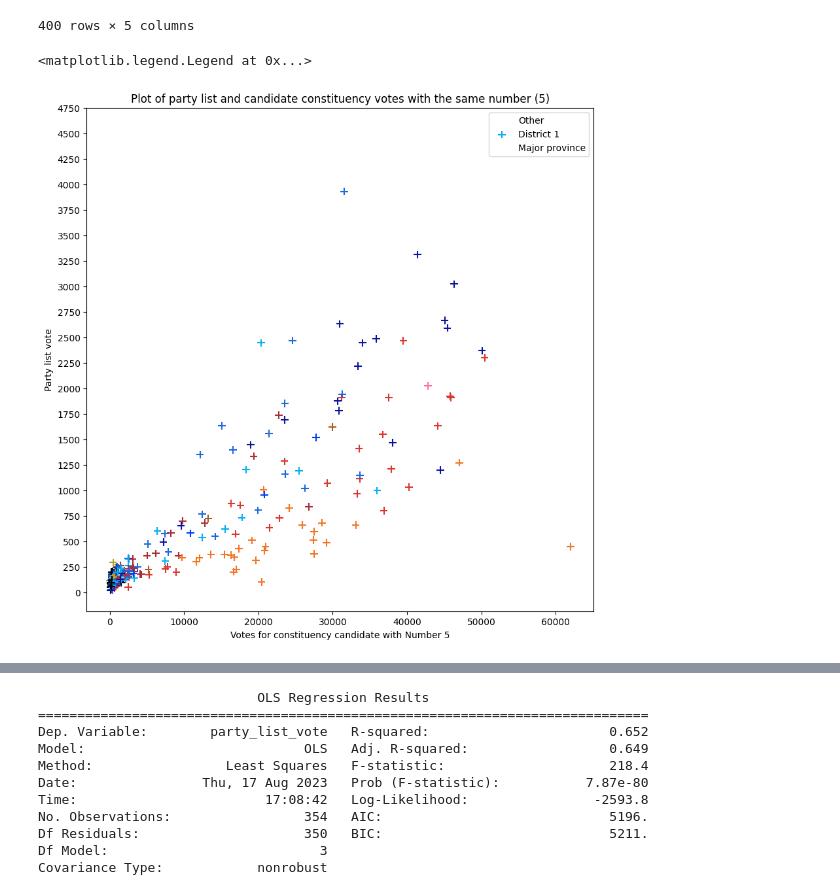
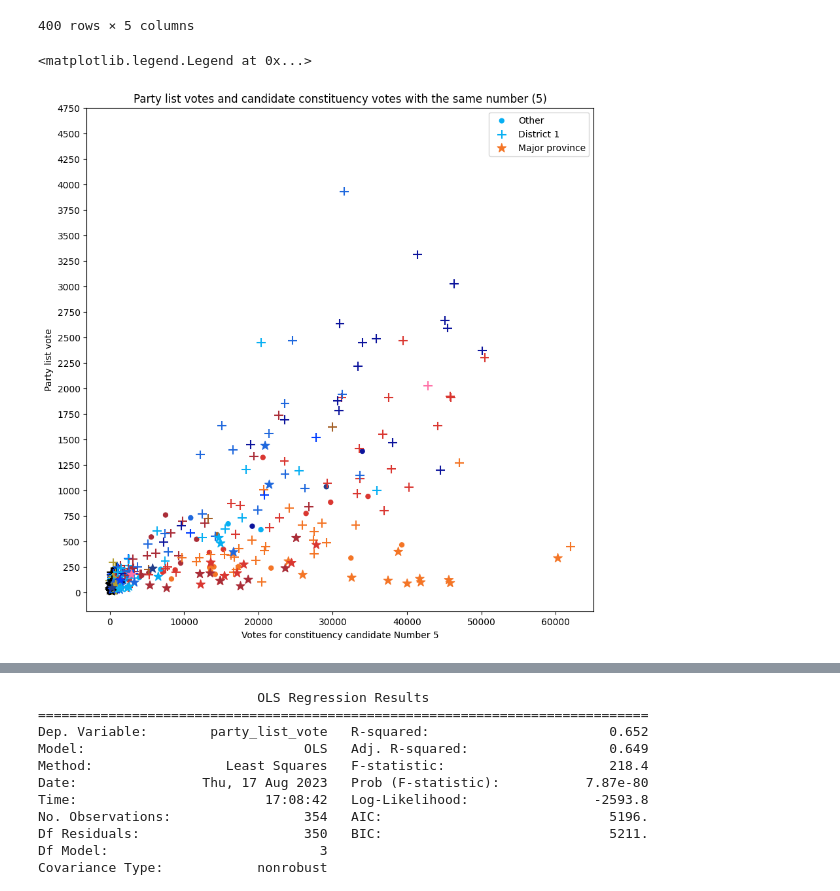
Before and after one commit to peemlerd/thai-election66, a Jupyter notebook: small_party.ipynb, the cells around one changed output, grey strips where cells are left out. Cells and saved outputs as stored; diff of their text form; code cells hidden in the pictures.

```diff
--- a/small_party.ipynb
+++ b/small_party.ipynb
@@ -100,25 +169,27 @@ party_result_id["status"] = status_lst
 # %%
 ax = plt.subplots(figsize = (10,10))
 marker_lst = [".","+","*"]
-alpha_lst = [0, 1,0]
+alpha_lst = [1,1,1]
 type = ["Other", "District 1", "Major province"]
-size_lst = [50, 70, 10]
+size_lst = [100, 100, 100]
+
+
 for i, level in enumerate(party_result_id["status"].unique()):
     temp = party_result_id[party_result_id["status"] == level]
     plt.scatter(temp["CandidateConst_vote"],
                 temp["party_list_vote"],
                 c =temp["party_id_CandidateConst"].map(party_color_map),
                 marker = marker_lst[i],
                 label = type[i],
                 s = size_lst[i],
                 alpha = alpha_lst[i])
 
-plt.xlabel("Votes for constituency candidate with Number %i" %(partylist_no))
+plt.xlabel("Votes for constituency candidate Number %i" %(partylist_no))
 plt.ylabel("Party list vote")
-plt.title("Plot of party list and candidate constituency votes with the same number (%s)" %(int(partylist_no)))
+plt.title("Party list votes and candidate constituency votes with the same number (%s)" %(int(partylist_no)))
 plt.xticks(np.arange(0,70000,10000))
 plt.yticks(np.arange(0,5000,250))
 plt.legend()
 # %% [output]
 <matplotlib.legend.Legend at 0x...>
-[figure, old version]
+[figure, new version]
```
Also changed, not shown: parts of 13 cells of this notebook, 2 other files.
